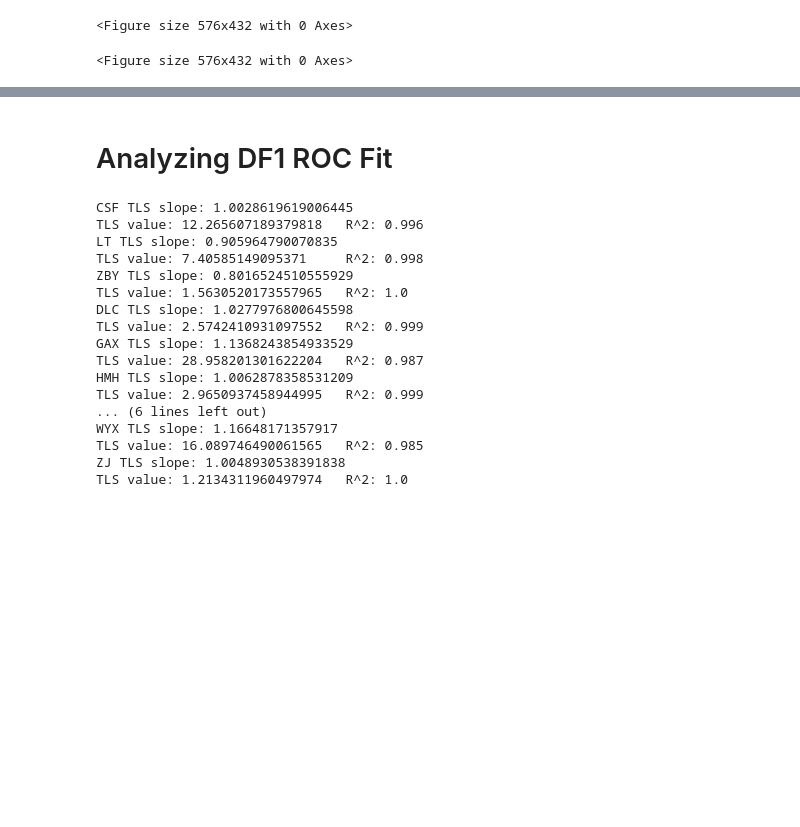
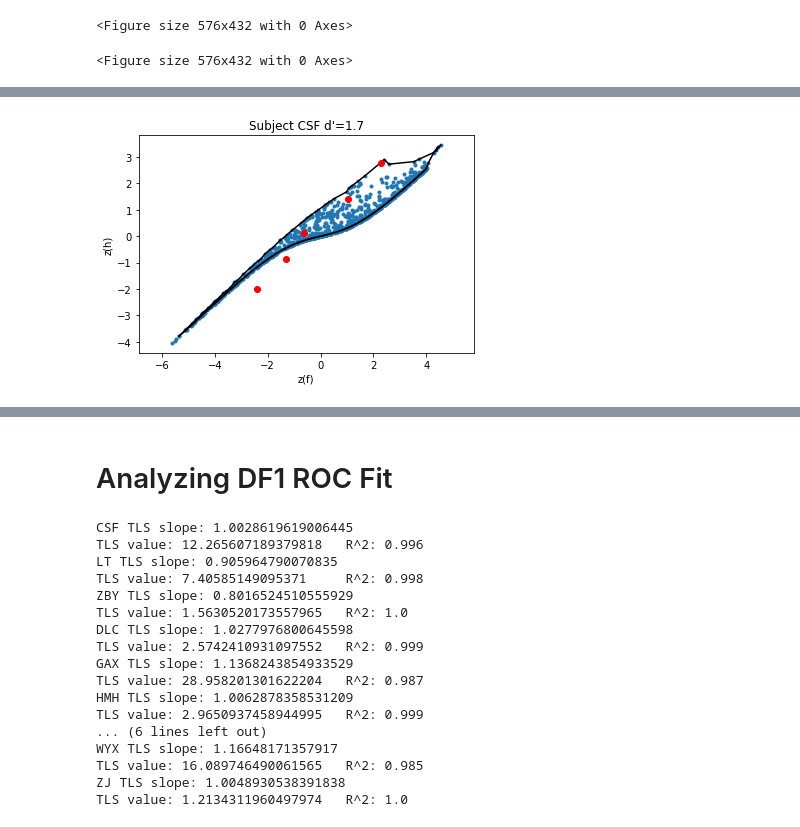
Before and after one commit to alexxyu/decision-modeling, a Jupyter notebook: DF2 Decision Modeling.ipynb, the cells around one changed output, grey strips where cells are left out. Saved outputs shown, nothing was run; the diff lists cells and outputs as text; code cells hidden in the pictures; blank space fills up the shorter version.

```diff
--- a/DF2 Decision Modeling.ipynb
+++ b/DF2 Decision Modeling.ipynb
@@ -338,0 +457,30 @@ for dp in np.linspace(dp_range['dp_min'], dp_range['dp_max'], dp_range['dp_num']
+# %%
+from matplotlib.pyplot import *
+
+# Constructing the input point data
+#k_range = {'k_min': -4, 'k_max': 6, 'k_num': 1000}
+#zfm_vals, zhm_vals = diff_model.sample_k1_k2_values_to_z(k_range, 1.225, 500)
+zfm_vals, zhm_vals = model_data[1.7000000000000002]
+points = np.column_stack((zfm_vals, zhm_vals))
+
+# Computing the alpha shape
+edges = alpha_shape(np.column_stack((zfm_vals, zhm_vals)), alpha=0.5, only_outer=True)
+
+# Plotting the output
+figure()
+axis('equal')
+plot(points[:, 0], points[:, 1], '.')
+
+for i, j in edges:
+    plot(points[[i, j], 0], points[[i, j], 1], c='black')
+
+z_sub_data = z_data.loc['CSF']
+zf_vals = [n for n in z_sub_data.filter(like='ZF').tolist() if n != 0]
+zh_vals = [n for n in z_sub_data.filter(like='ZH').tolist() if n != 0]
+plt.scatter(zf_vals, zh_vals, c='r', zorder=10)
+plt.xlabel('z(f)')
+plt.ylabel('z(h)')
+plt.title('Subject CSF d\'=1.7')
+show()
+# %% [output]
+[figure, added]
```
Also changed, not shown: parts of 11 cells of this notebook.
